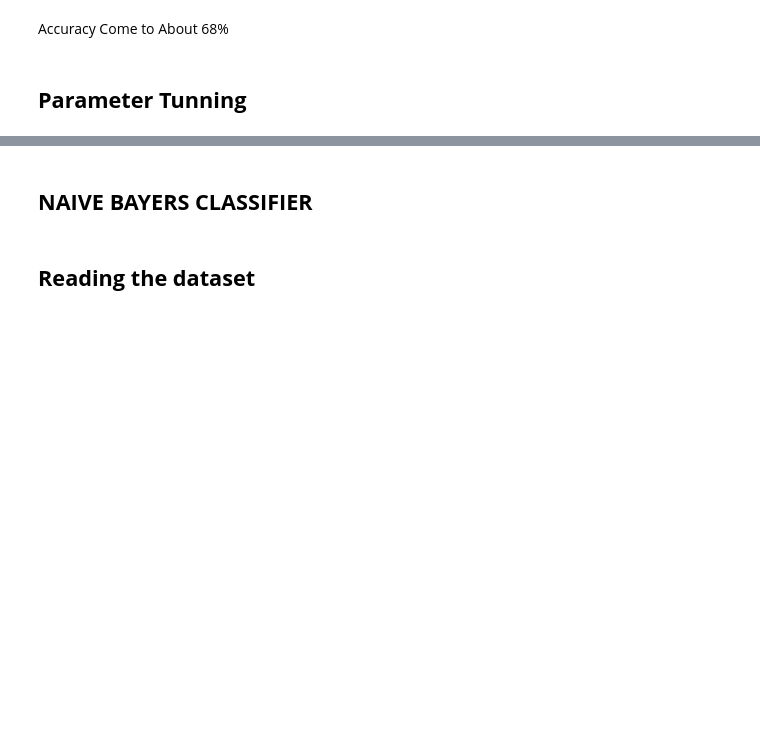
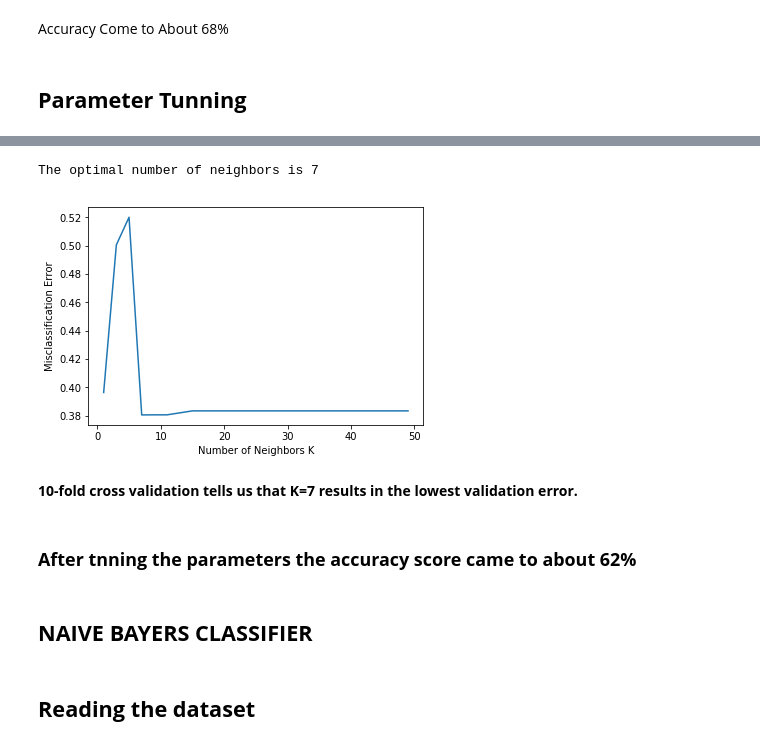
Before and after one commit to codybaraks/WEEK-9-INDEPENDENT-PROJECT, a Jupyter notebook: Week_9_Independent_Project.ipynb, the cells around one changed output, grey strips where cells are left out. Saved outputs shown, nothing was run; the diff lists cells and outputs as text; code cells hidden in the pictures; blank space fills up the shorter version.

```diff
--- a/Week_9_Independent_Project.ipynb
+++ b/Week_9_Independent_Project.ipynb
@@ -349,7 +349,7 @@ X_train = scaler.transform(X_train)
 X_test = scaler.transform(X_test)
 # %%
 from sklearn.neighbors import KNeighborsClassifier
-classifier = KNeighborsClassifier(n_neighbors=1)
+classifier = KNeighborsClassifier(n_neighbors=10, leaf_size=30, metric='minkowski')
 classifier.fit(X_train, y_train)
 # %% [output]
 KNeighborsClassifier(algorithm='auto', leaf_size=30, metric='minkowski',
@@ -380,16 +380,17 @@ Accuracy Come to About 68%
 from sklearn.model_selection import GridSearchCV
 from sklearn.neighbors import KNeighborsClassifier
 # %%
-model = KNeighborsClassifier(n_neighbors=1)
+model = KNeighborsClassifier(n_jobs=-1)
 # n_jobs=-1
 #Hyper Parameters Set
 params = {'n_neighbors':[5,6,7,8,9,10]
 #           'leaf_size':[1,2,3,5],
 #           'weights':['uniform', 'distance'],
 #           'algorithm':['auto', 'ball_tree','kd_tree','brute'],
-#           'n_jobs':[-1]}
+#           'n_jobs':[-1]
+         }
 #Making models with hyper parameters sets
-model1 = GridSearchCV(model, param_grid=params, n_neighbors=1)
+model1 = GridSearchCV(model, param_grid=params, n_jobs=-1)
 #Learning
 model1.fit(X_train,y_train)
 #The best hyper parameters set
@@ -408,0 +431,33 @@ SyntaxError: ignored
+# %%
+# creating odd list of K for KNN
+neighbors = list(range(1, 50, 2))
+
+# empty list that will hold cv scores
+cv_scores = []
+
+# perform 10-fold cross validation
+for k in neighbors:
+    knn = KNeighborsClassifier(n_neighbors=k)
+    scores = cross_val_score(knn, X_train, y_train, cv=10, scoring='accuracy')
+    cv_scores.append(scores.mean())
+# %%
+# Determining the best
+# changing to misclassification error
+mse = [1 - x for x in cv_scores]
+
+# determining best k
+optimal_k = neighbors[mse.index(min(mse))]
+print("The optimal number of neighbors is {}".format(optimal_k))
+
+# plot misclassification error vs k
+plt.plot(neighbors, mse)
+plt.xlabel("Number of Neighbors K")
+plt.ylabel("Misclassification Error")
+plt.show()
+# %% [output]
+The optimal number of neighbors is 7
+[figure, added]
+# %% [markdown]
+**10-fold cross validation tells us that K=7 results in the lowest validation error.**
+# %% [markdown]
+### **After tnning the parameters the accuracy score came to about 62%**
```
Also changed, not shown: parts of 26 cells of this notebook.
